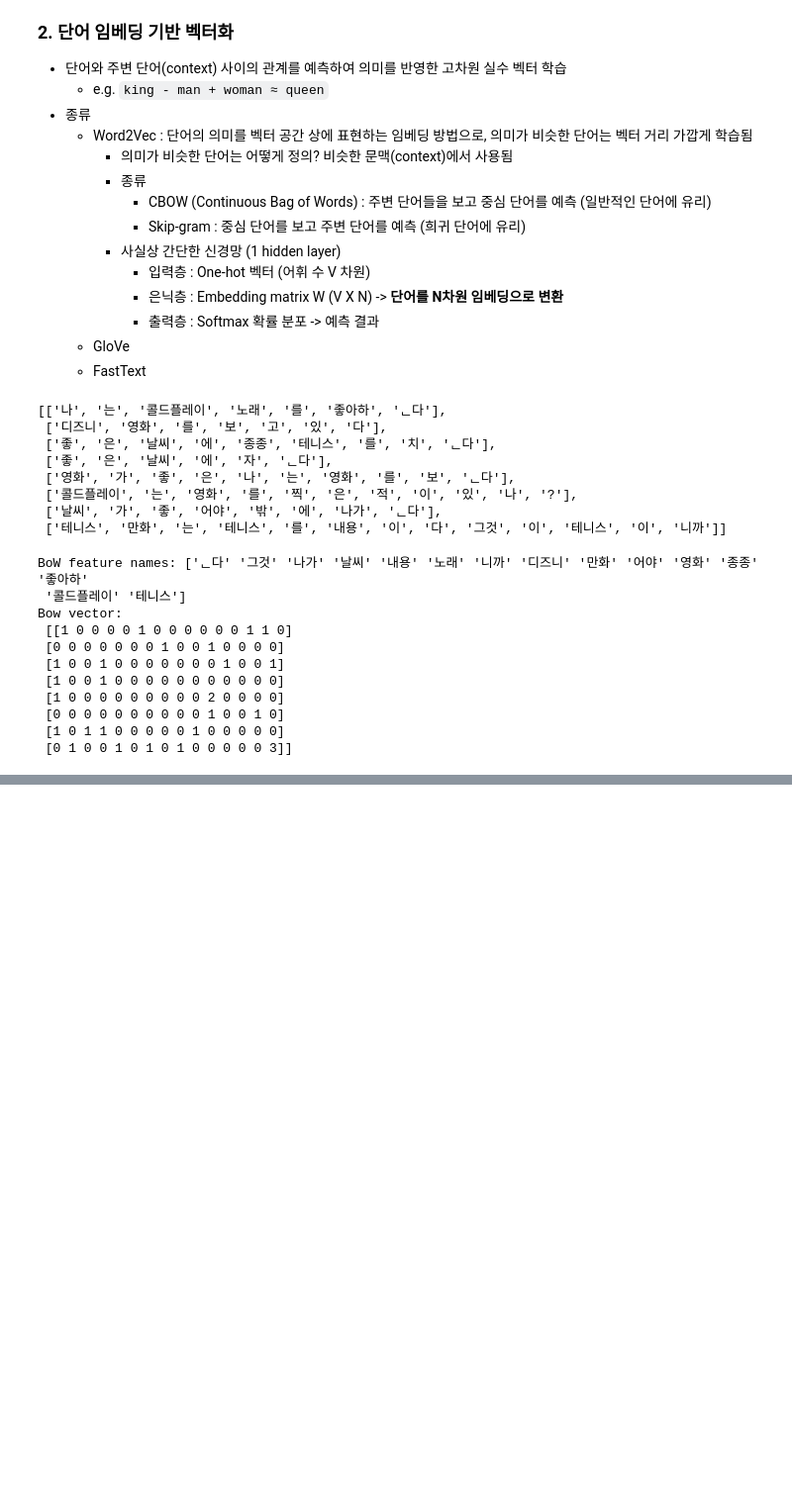
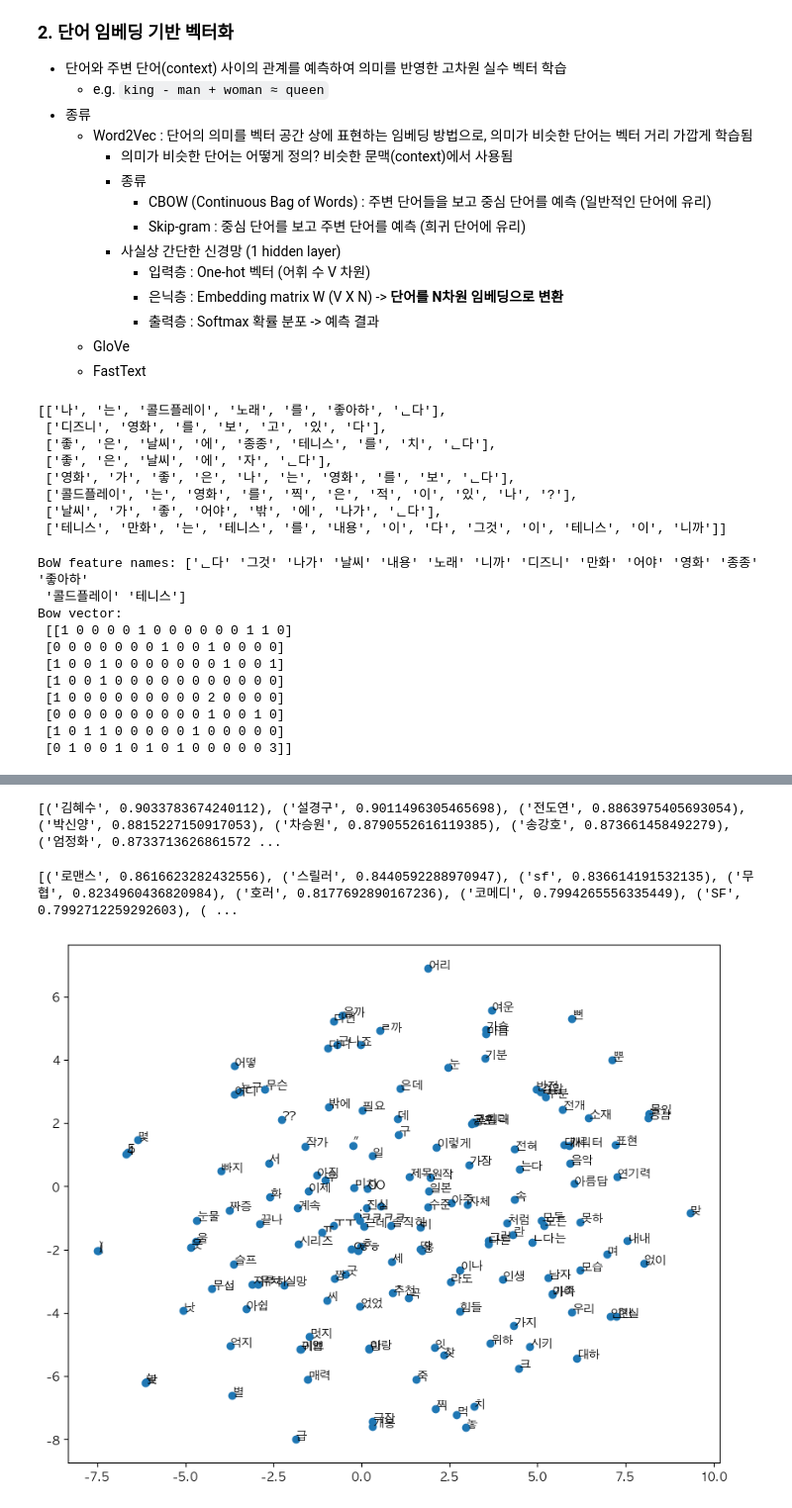
Before and after one commit to oxox97/study_repo, a Jupyter notebook: deep_learning/NLP/Vectorization.ipynb, the cells around one changed output, grey strips where cells are left out. Shown: that part at 99% size. Cells and saved outputs as stored; diff of their text form; code cells hidden in the pictures; blank space fills up the shorter version.

```diff
--- a/deep_learning/NLP/Vectorization.ipynb
+++ b/deep_learning/NLP/Vectorization.ipynb
@@ -122,4 +343,5 @@ from gensim.models import Word2Vec
 # %%
 urllib.request.urlretrieve("https://raw.githubusercontent.com/e9t/nsmc/master/ratings.txt", filename="data/ratings.txt")
 train_data  = pd.read_table('data/ratings.txt')
+train_data = train_data.loc[~train_data['document'].isnull()]
 train_data  # label : 긍정(1), 부정(0)
@@ -125,0 +362,2 @@ train_data  # label : 긍정(1), 부정(0)
+# %%
+stopwords = ['의','가','이','은','들','는','좀','잘','걍','과','도','를','으로','자','에','와','한','하다']
@@ -125,0 +397,13 @@ train_data  # label : 긍정(1), 부정(0)
+# %%
+model = Word2Vec(
+    sentences=tokenized_data,  # 학습할 문장(토큰화된 리스트)
+    vector_size=100,           # 각 단어 벡터의 차원 수
+    window=5,                  # 문맥 윈도우 크기 (앞뒤 몇 개 단어를 볼지)
+    min_count=5,               # 최소 등장 횟수 (이보다 적게 등장한 단어는 무시)
+    workers=4,                 # 학습에 사용할 CPU 코어 수
+    sg=0                       # 0: CBOW / 1: Skip-Gram
+)
+
+print(model.wv.vectors.shape)   # (단어 수, 벡터 차원 수)
+print(model.wv.index_to_key[3])
+print(model.wv.vectors[3])
@@ -125,0 +430,41 @@ train_data  # label : 긍정(1), 부정(0)
+# %%
+print(model.wv.most_similar("한석규"))
+# %% [output]
+[('김혜수', 0.9033783674240112), ('설경구', 0.9011496305465698), ('전도연', 0.8863975405693054), ('박신양', 0.8815227150917053), ('차승원', 0.8790552616119385), ('송강호', 0.873661458492279), ('엄정화', 0.8733713626861572 ...
+# %%
+print(model.wv.most_similar("멜로"))
+# %% [output]
+[('로맨스', 0.8616623282432556), ('스릴러', 0.8440592288970947), ('sf', 0.836614191532135), ('무협', 0.8234960436820984), ('호러', 0.8177692890167236), ('코메디', 0.7994265556335449), ('SF', 0.7992712259292603), ( ...
+# %%
+word_vectors = model.wv
+vocabs = list(word_vectors.index_to_key)
+word_vectors_list = [word_vectors[v] for v in vocabs]
+# %%
+from sklearn.manifold import TSNE
+import matplotlib.pyplot as plt
+
+plt.rcParams['font.family'] = 'AppleGothic'
+plt.rcParams['axes.unicode_minus'] = False
+
+start = 200
+n = 150
+
+word_vectors_array = np.array(word_vectors_list[start:start+n])
+
+# t-SNE 적용
+model_tsne = TSNE(learning_rate=100)
+transformed = model_tsne.fit_transform(word_vectors_array)
+
+# 시각화
+xs2 = transformed[:, 0]
+ys2 = transformed[:, 1]
+
+plt.figure(figsize=(10, 8))
+plt.scatter(xs2, ys2)
+
+for i, v in enumerate(vocabs[start:start+n]):
+    plt.annotate(v, xy=(xs2[i], ys2[i]))
+
+plt.show()
+# %% [output]
+[figure, added]
```
Also changed, not shown: parts of 20 cells of this notebook, 8 other files.
